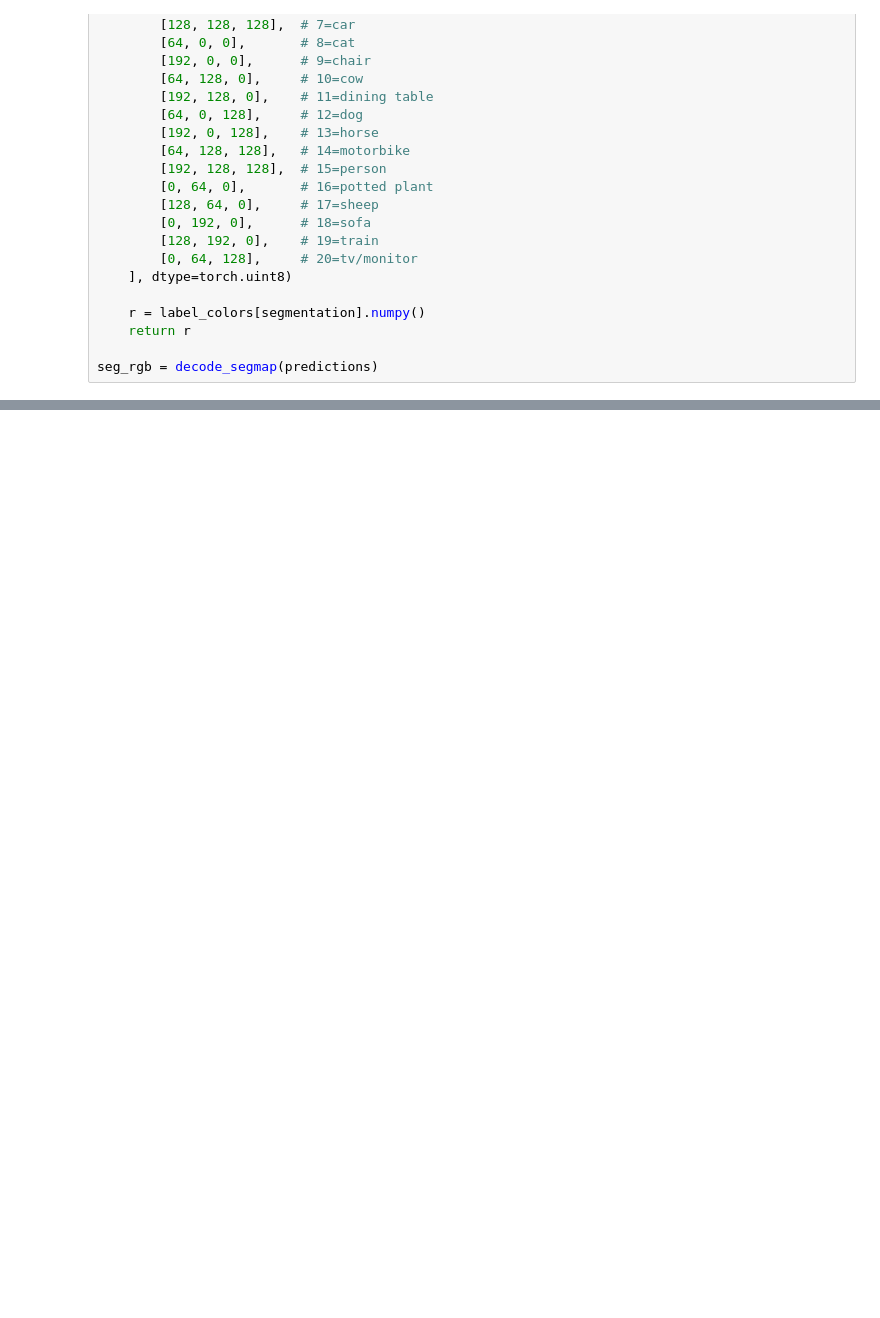
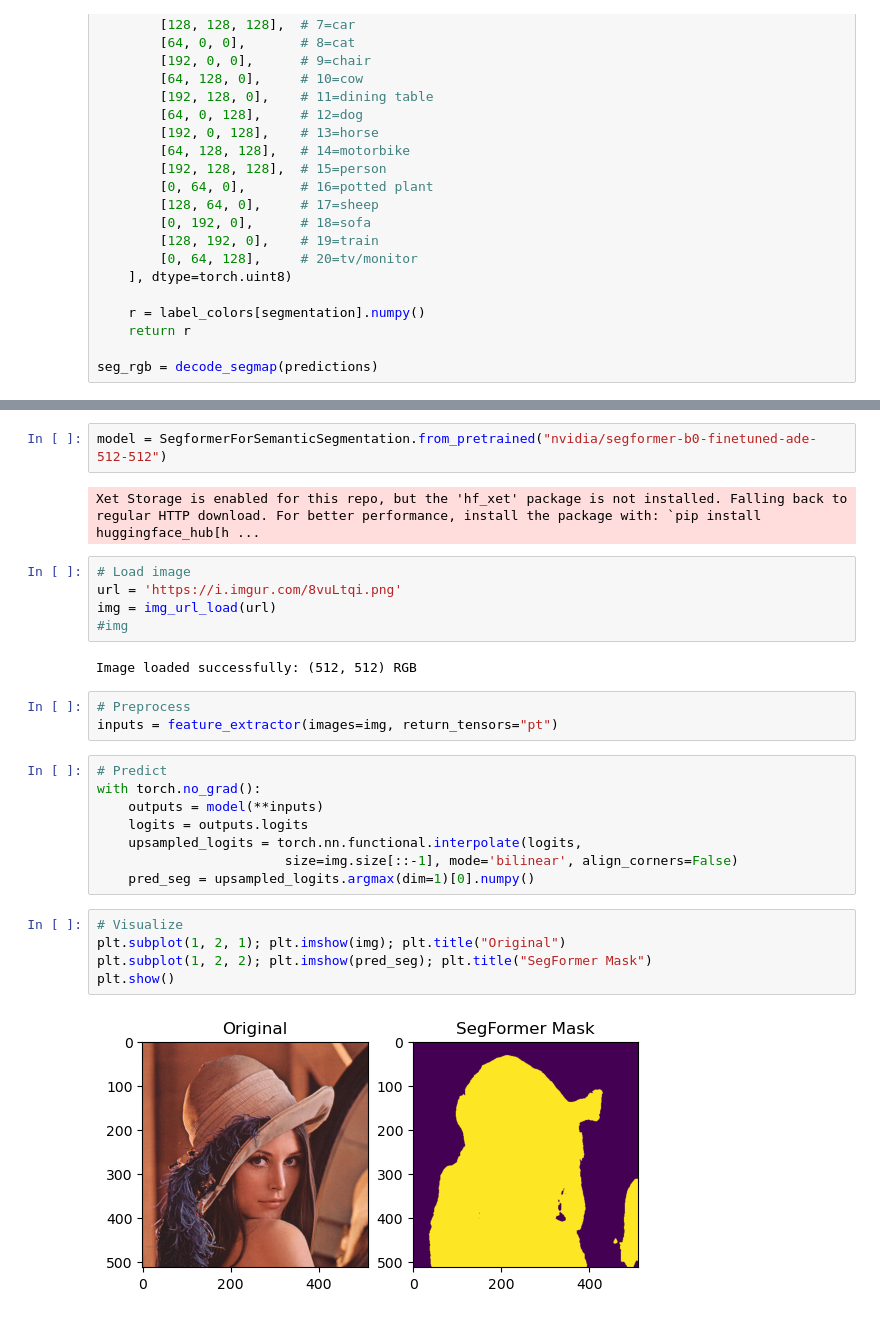
Before and after one commit to ysereda/Image_Segmentation, a Jupyter notebook: Image_Segmentation.ipynb, the cells around one changed output, grey strips where cells are left out. Drawn from its saved outputs; the diff is of its cells as text; blank space fills up the shorter version.

```diff
--- a/Image_Segmentation.ipynb
+++ b/Image_Segmentation.ipynb
@@ -277,0 +322,29 @@ tensor([0, 0, 0, 0, 0, 0, 0, 0, 0, 0, 0, 0, 0, 0, 0, 0, 0, 0, 0, 0, 0, 0, 0, 0,
+# %%
+model = SegformerForSemanticSegmentation.from_pretrained("nvidia/segformer-b0-finetuned-ade-512-512")
+# %% [output]
+Xet Storage is enabled for this repo, but the 'hf_xet' package is not installed. Falling back to regular HTTP download. For better performance, install the package with: `pip install huggingface_hub[h ...
+# %%
+# Load image
+url = 'https://i.imgur.com/8vuLtqi.png'
+img = img_url_load(url)
+#img
+# %% [output]
+Image loaded successfully: (512, 512) RGB
+# %%
+# Preprocess
+inputs = feature_extractor(images=img, return_tensors="pt")
+# %%
+# Predict
+with torch.no_grad():
+    outputs = model(**inputs)
+    logits = outputs.logits
+    upsampled_logits = torch.nn.functional.interpolate(logits,
+                        size=img.size[::-1], mode='bilinear', align_corners=False)
+    pred_seg = upsampled_logits.argmax(dim=1)[0].numpy()
+# %%
+# Visualize
+plt.subplot(1, 2, 1); plt.imshow(img); plt.title("Original")
+plt.subplot(1, 2, 2); plt.imshow(pred_seg); plt.title("SegFormer Mask")
+plt.show()
+# %% [output]
+[figure, added]
```
Also changed, not shown: parts of 14 cells of this notebook.
